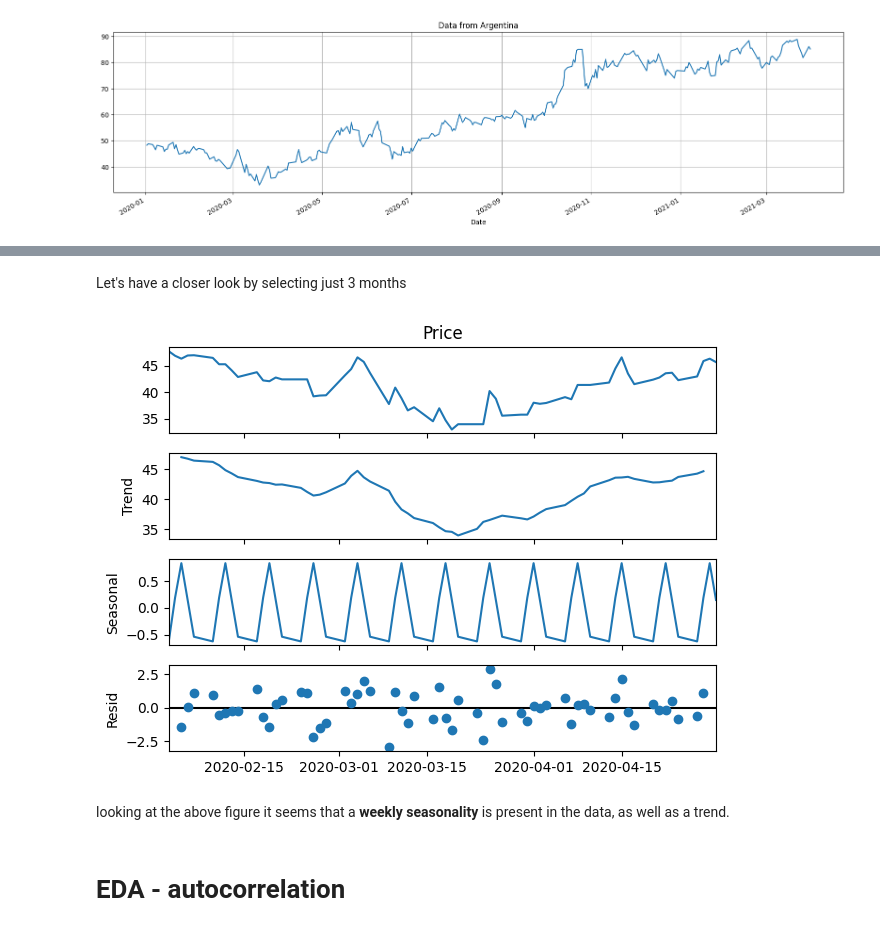
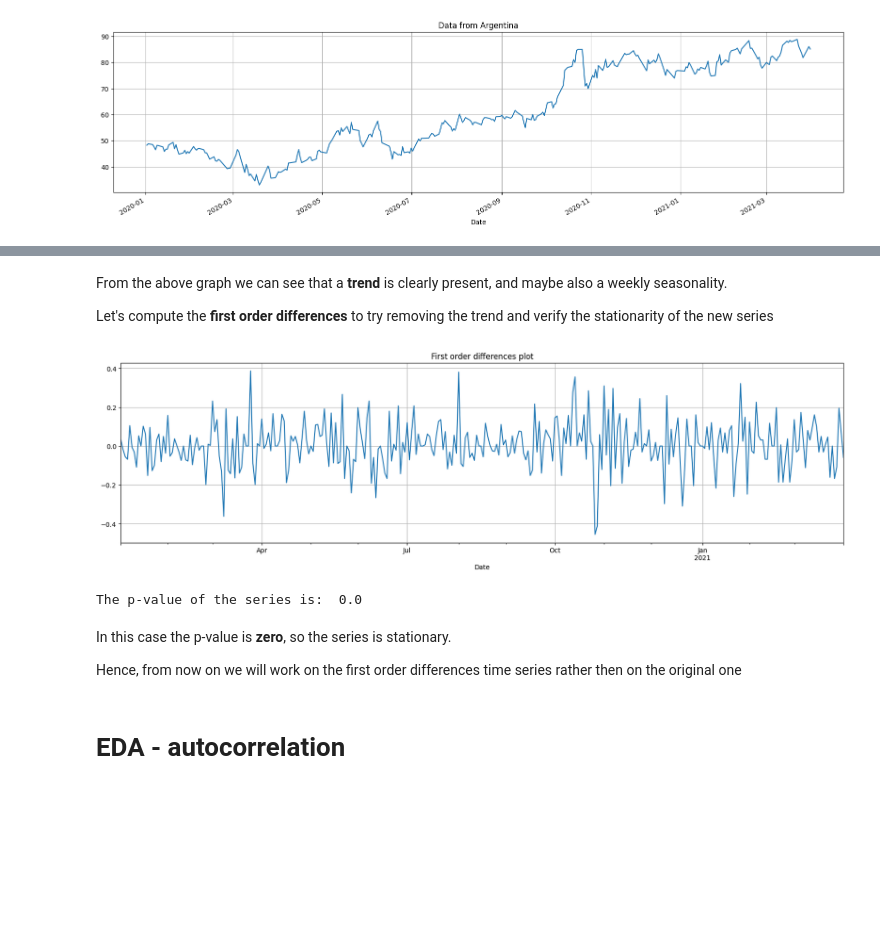
Before and after one commit to Ilvecho/Value-Investor, a Jupyter notebook: Project_5.ipynb, the cells around one changed output, grey strips where cells are left out. Cells and saved outputs as stored; diff of their text form; code cells hidden in the pictures; blank space fills up the shorter version.

```diff
--- a/Project_5.ipynb
+++ b/Project_5.ipynb
@@ -71,2 +106,0 @@ fig = decomposition.plot()
-# %% [markdown]
-Let's have a closer look by selecting just 3 months
@@ -80,9 +107,21 @@ exp_data_sec = exp_data[(start_date <= exp_data.index) & (exp_data.index < end_d
-# %%
-decomposition = sm.tsa.seasonal_decompose(exp_data_sec, model='additive')
-fig = decomposition.plot()
-# %% [output]
-[figure, removed]
-# %% [markdown]
-looking at the above figure it seems that a **weekly seasonality** is present in the data, as well as a trend.
+# %% [markdown]
+From the above graph we can see that a **trend** is clearly present, and maybe also a weekly seasonality.
+
+Let's compute the **first order differences** to try removing the trend and verify the stationarity of the new series
+# %%
+diff_exp_data = exp_data.diff().dropna()
+
+diff_exp_data.plot(figsize=(20,5), title=f'First order differences plot', grid='on')
+plt.show()
+
+results = adfuller(diff_exp_data)
+print('The p-value of the series is: ', results[1])
+# %% [output]
+[figure, added]
+The p-value of the series is:  0.0
+# %% [markdown]
+In this case the p-value is **zero**, so the series is stationary.
+
+Hence, from now on we will work on the first order differences time series rather then on the original one
 # %% [markdown]
 # EDA - autocorrelation
```
Also changed, not shown: parts of 30 cells of this notebook.
